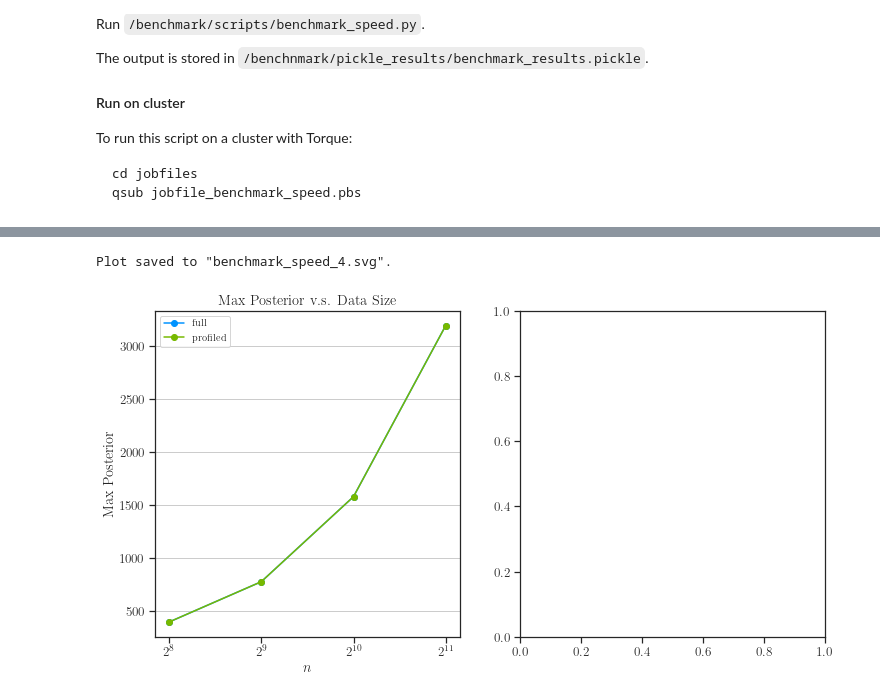
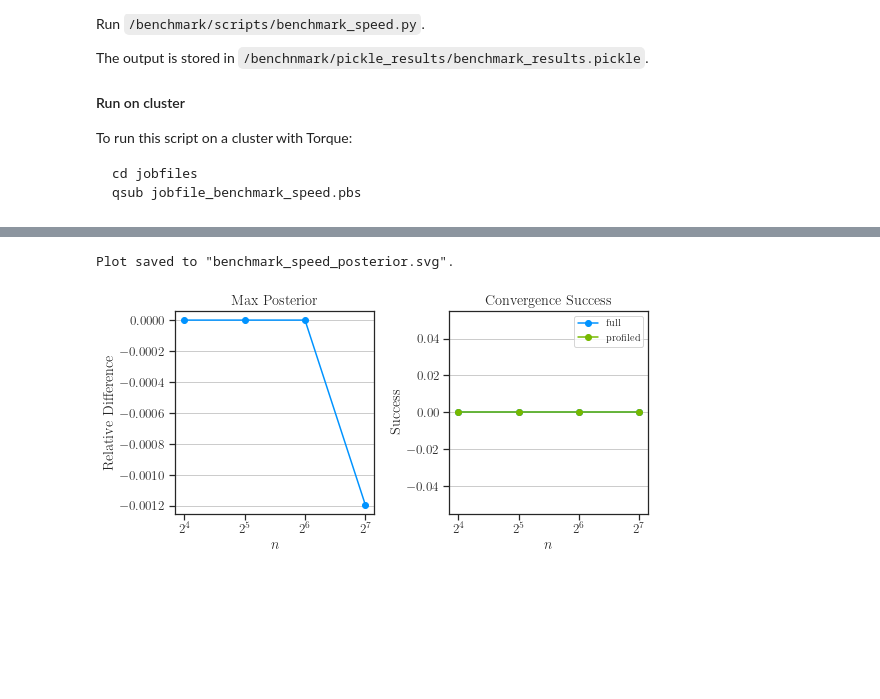
Before and after one commit to ameli/glearn, a Jupyter notebook: benchmark/notebooks/plot_benchmark_speed.ipynb, the cells around one changed output, grey strips where cells are left out. Saved outputs shown, nothing was run; the diff lists cells and outputs as text; code cells hidden in the pictures; blank space fills up the shorter version.

```diff
--- a/benchmark/notebooks/plot_benchmark_speed.ipynb
+++ b/benchmark/notebooks/plot_benchmark_speed.ipynb
@@ -163,11 +248,14 @@ prof_color = '#77B900'
 
 def plot_var(ax_, var, ylabel, title, ylog=False):
 
-    ax_.plot(data_sizes, var['full'], '-o', color=full_color, label='full')
-    ax_.plot(data_sizes, var['prof'], '-o', color=prof_color, label='profiled')
+    if isinstance(var, dict):
+        ax_.plot(data_sizes, var['full'], '-o', color=full_color, label='full')
+        ax_.plot(data_sizes, var['prof'], '-s', color=prof_color, label='profiled')
 
-    handles,labels = ax_.get_legend_handles_labels()
-    ax_.legend(handles, labels, fontsize='x-small')
+        handles,labels = ax_.get_legend_handles_labels()
+        ax_.legend(handles, labels, fontsize='x-small')
+    else:
+        ax_.plot(data_sizes, var, '-o', color=full_color)
 
     ax_.set_xscale('log', base=2)
     if ylog:
@@ -189,6 +277,7 @@ def plot_var(ax_, var, ylabel, title, ylog=False):
 
 def save_plot(plt, name):
 
+    plt.tight_layout()
     save_dir = 'svg_plots'
     filename_svg = name + '.svg'
     plt.savefig(join(benchmark_dir, save_dir, filename_svg), transparent=True, bbox_inches='tight')
@@ -234,12 +344,12 @@ Plot saved to "benchmark_speed_3.svg".
 # %%
-fig, ax = plt.subplots(figsize=(12, 6), nrows=1, ncols=2)
+fig, ax = plt.subplots(figsize=(8, 4), nrows=1, ncols=2)
 
 # Plot iterations
-plot_var(ax[0], max_fun, 'Max Posterior', 'Max Posterior v.s. Data Size')
-#plot_var(ax[1], success, 'Success', 'Convergence Success v.s. Data Size')
+plot_var(ax[0], max_fun_rel, 'Relative Difference', 'Max Posterior')
+plot_var(ax[1], success, 'Success', 'Convergence Success')
 
 # Save plot
-save_plot(plt, 'benchmark_speed_4')
+save_plot(plt, 'benchmark_speed_posterior')
 # %% [output]
-Plot saved to "benchmark_speed_4.svg".
+Plot saved to "benchmark_speed_posterior.svg".
-[figure, old version]
+[figure, new version]
```
Also changed, not shown: parts of 5 cells of this notebook, 39 other files.
